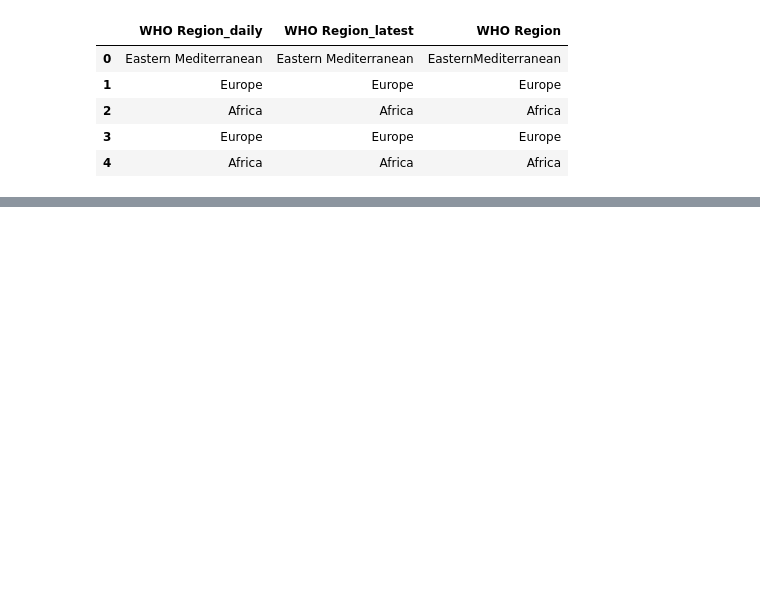
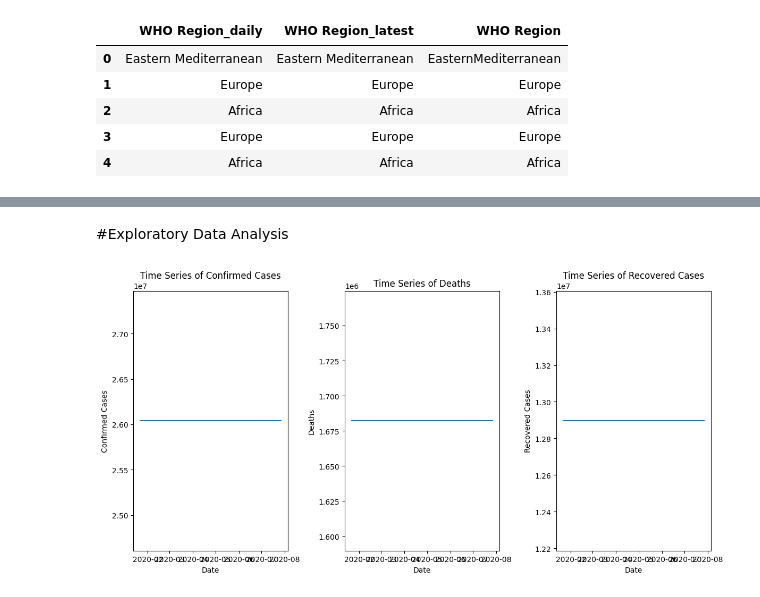
Before and after one commit to izik-adio/Predictive-Modelling-for-COVID-19, a Jupyter notebook: eda_to_modeling.ipynb, the cells around one changed output, grey strips where cells are left out. Drawn from its saved outputs; the diff is of its cells as text; code cells hidden in the pictures; blank space fills up the shorter version.

```diff
--- a/eda_to_modeling.ipynb
+++ b/eda_to_modeling.ipynb
@@ -82,7 +85,4 @@ Data columns (total 42 columns):
  41  WHO Region              38164 non-null  object
 dtypes: datetime64[ns](1), float64(22), int64(13), object(6)
 memory usage: 15.7+ MB
-# %%
-# drop all columns with too small Non-Null values
-merged_data.drop(columns=['NewCases', "NewDeaths", "NewRecovered"], inplace=True)
 # %%
@@ -129 +165,8 @@ print(merged_data_reduced.info())
+# %%
+# add few columns for better EDA and MODELING
+df['month'] = df['date'].dt.month
+
+df['death_rate'] = df['deaths'] / df['confirmed']
+df['recovery_rate'] = df['recovered'] / df['confirmed']
+df['active_proportion'] = df['active'] / df['confirmed']
 # %%
@@ -131,0 +195,4 @@ merged_data.to_csv('merged_covid_data.csv', index=False)
+# %%
+mean_value = df['total_recovered'].mean()
+df['total_recovered'] = df['total_recovered'].fillna(mean_value)
+df.head()
@@ -131,0 +207,29 @@ merged_data.to_csv('merged_covid_data.csv', index=False)
+# %% [markdown]
+#Exploratory Data Analysis
+# %%
+# Group data by date and sum the relevant variables
+grouped_data = df.groupby('date')[['confirmed', 'deaths', 'recovered']].sum()
+
+# Create subplots
+fig, axes = plt.subplots(1, 3, figsize=(12, 6))  # 3 rows, 1 column of subplots
+
+# Plot each variable on a separate subplot with better labeling
+axes[0].plot(grouped_data['confirmed'])
+axes[0].set_xlabel('Date')
+axes[0].set_ylabel('Confirmed Cases')
+axes[0].set_title('Time Series of Confirmed Cases')
+
+axes[1].plot(grouped_data['deaths'])
+axes[1].set_xlabel('Date')
+axes[1].set_ylabel('Deaths')
+axes[1].set_title('Time Series of Deaths')
+
+axes[2].plot(grouped_data['recovered'])
+axes[2].set_xlabel('Date')
+axes[2].set_ylabel('Recovered Cases')
+axes[2].set_title('Time Series of Recovered Cases')
+
+plt.tight_layout()  # Adjusts subplot parameters for a tight layout
+plt.show()
+# %% [output]
+[figure, added]
```
Also changed, not shown: parts of 14 cells of this notebook.
